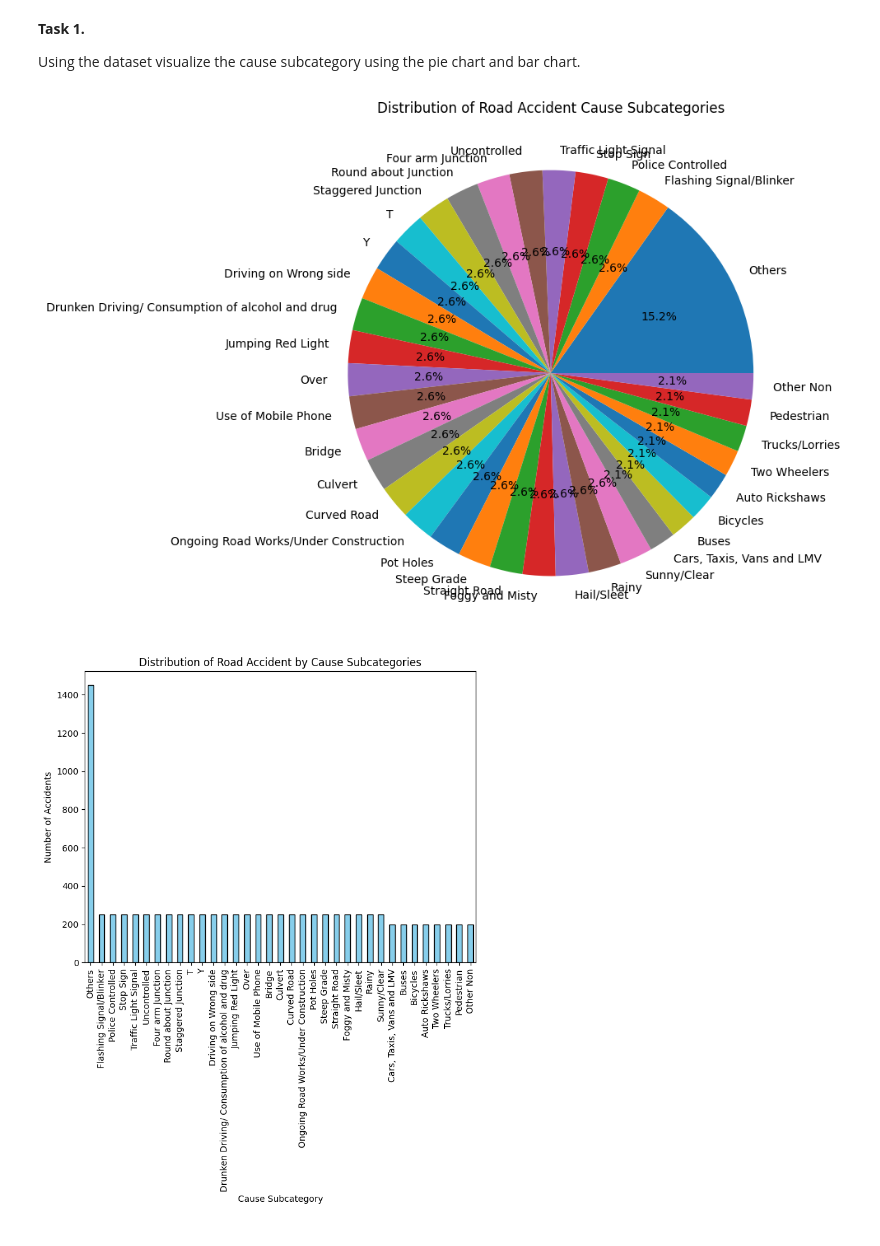
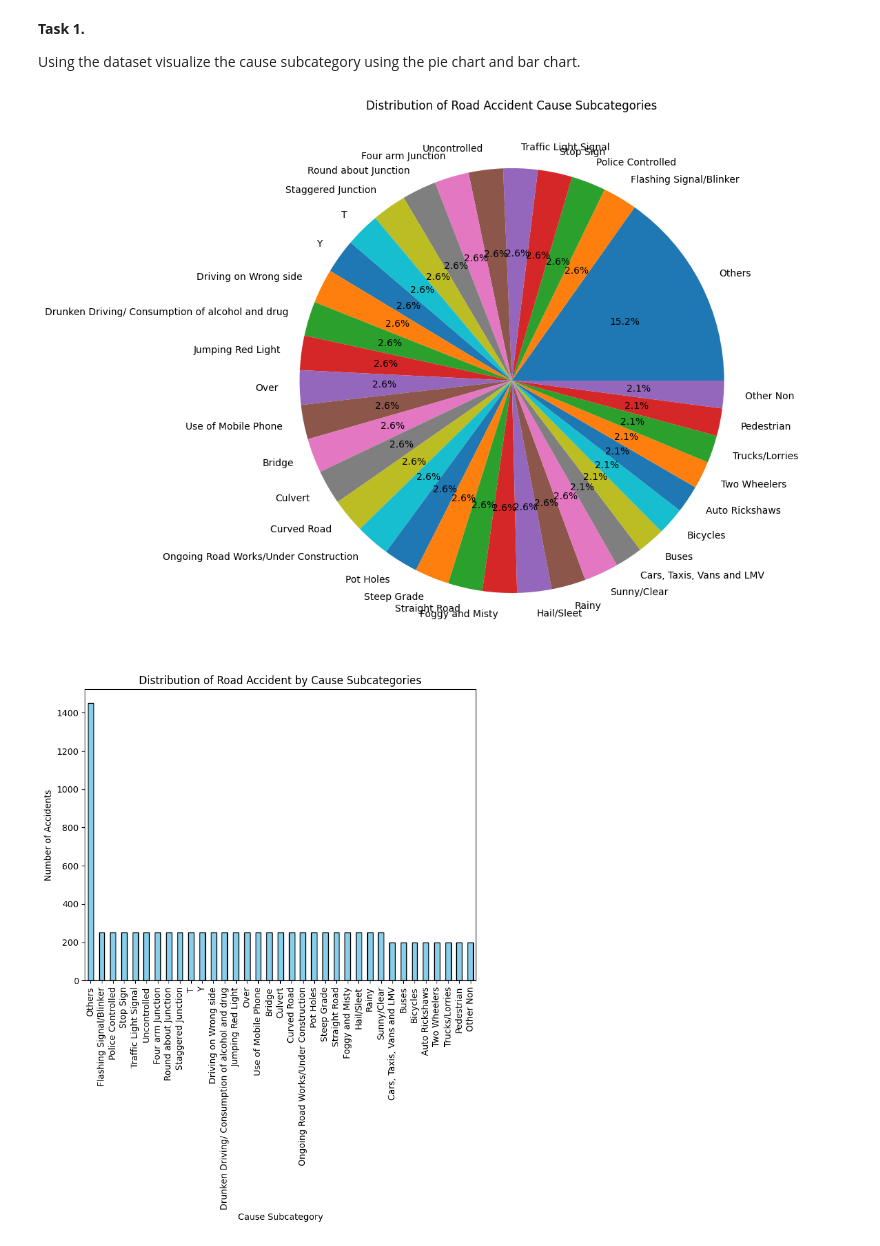
Before and after one commit to christopherfegalan/CPE031_Visualization_and_Data_Analysis, a Jupyter notebook: HoA6_Chart_Type_Fegalan.ipynb, the cells around one changed output. Drawn from its saved outputs; the diff is of its cells as text; code cells hidden in the pictures.

```diff
--- a/HoA6_Chart_Type_Fegalan.ipynb
+++ b/HoA6_Chart_Type_Fegalan.ipynb
@@ -142,16 +144,16 @@ Using the dataset visualize the cause subcategory using the pie chart and bar ch
 # %%
 # PIE CHART
 cause_counts = df['Cause Subcategory'].value_counts()
 
-cause_counts.plot.pie(figsize=(8, 8), autopct='%1.1f%%')
+cause_counts.plot.pie(figsize=(10, 10), autopct='%1.1f%%')
 
 plt.title('Distribution of Road Accident Cause Subcategories')
 
 plt.ylabel('')
 
 plt.show()
 # %% [output]
-[figure, old version]
+[figure, new version]
 # %%
 cause_counts = df['Cause Subcategory'].value_counts()
 
```
Also changed, not shown: parts of 10 cells of this notebook.
